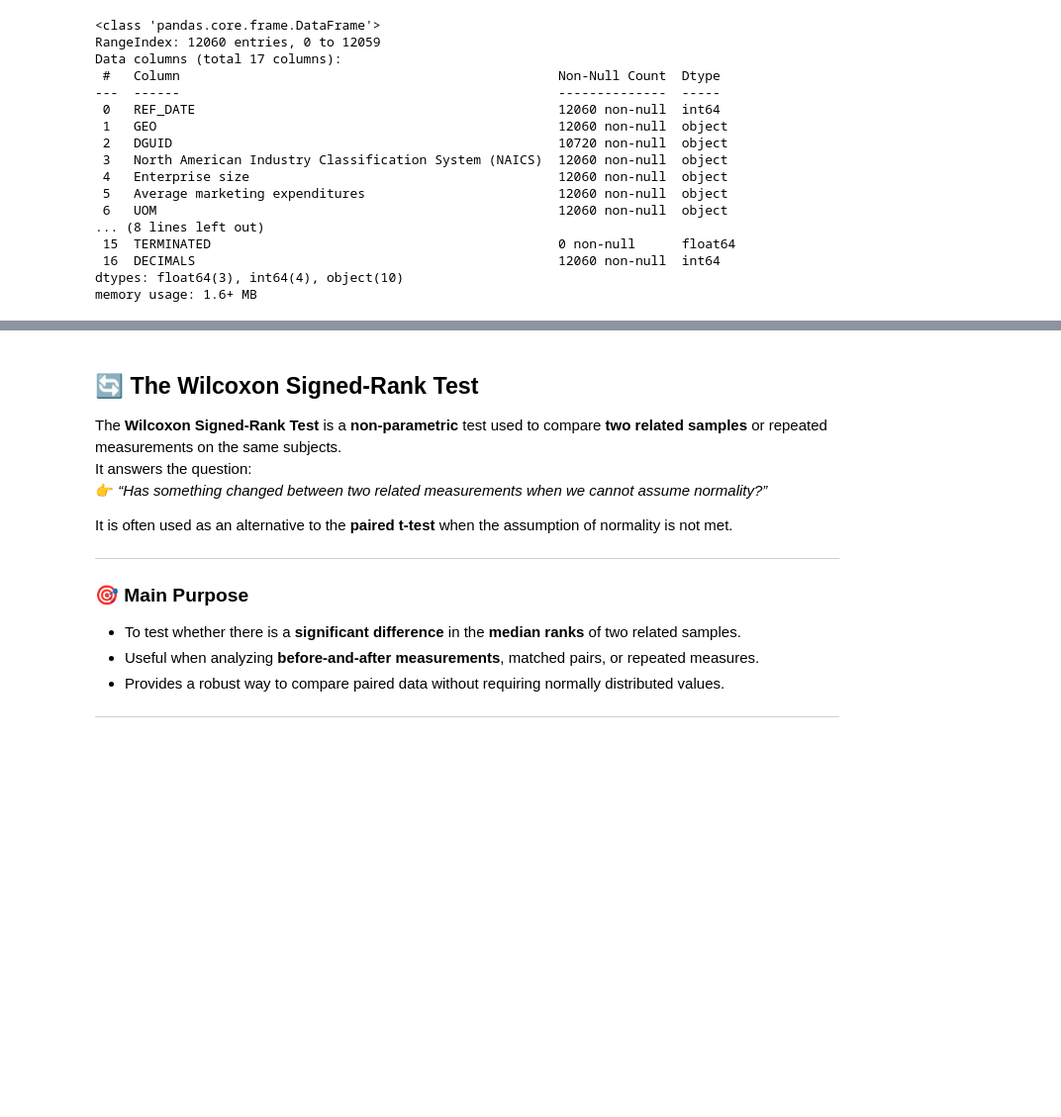
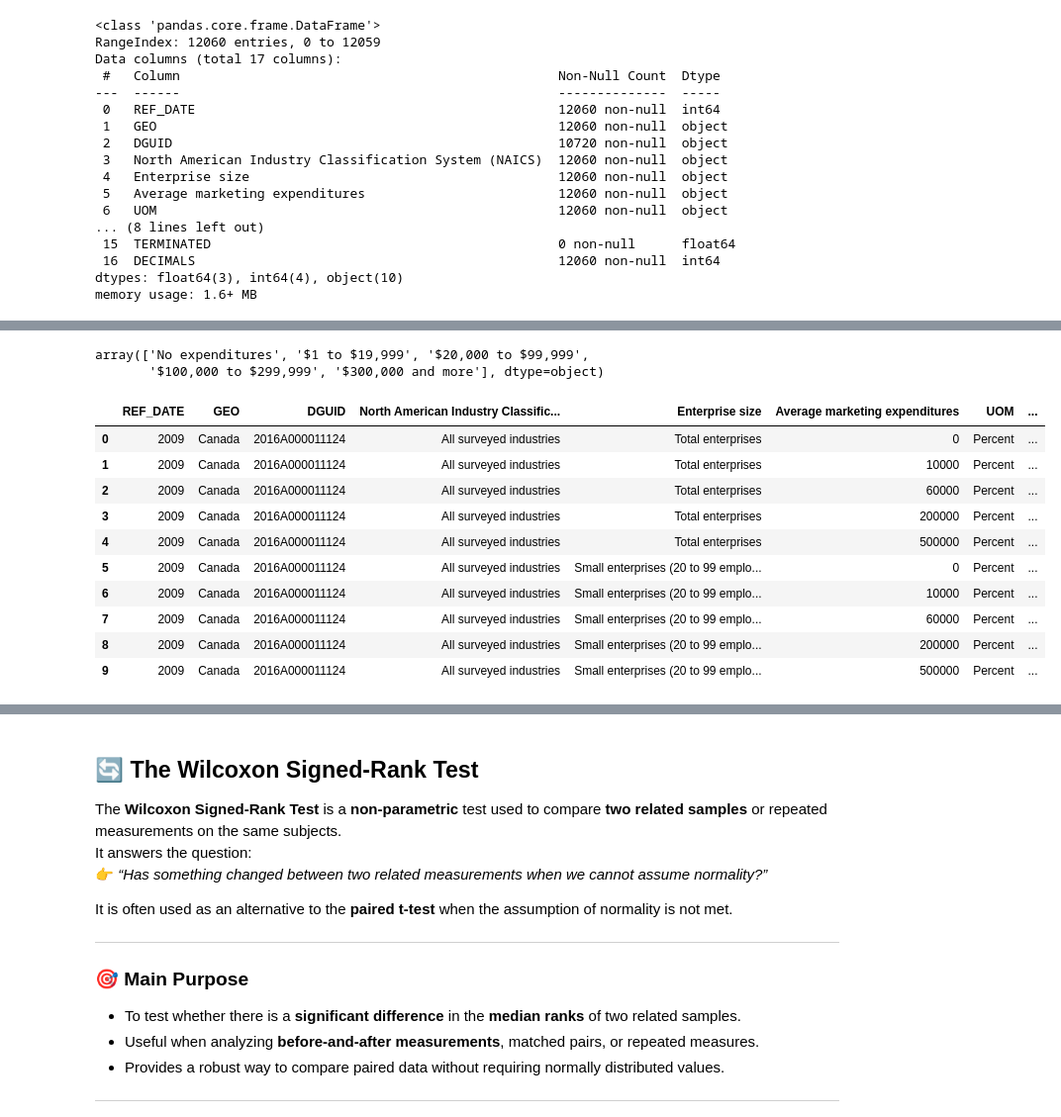
Before and after one commit to Lesley-w19/IntroToInference_Workshop, a Jupyter notebook: IntroToInference_Workshop.ipynb, the cells around one changed output, grey strips where cells are left out. Shown: that part at 99% size. Saved outputs shown, nothing was run; the diff lists cells and outputs as text; code cells hidden in the pictures; blank space fills up the shorter version.

```diff
--- a/IntroToInference_Workshop.ipynb
+++ b/IntroToInference_Workshop.ipynb
@@ -2099,0 +2186,34 @@ memory usage: 1.6+ MB
+# %%
+# i'll focus on the entreprise size and expenditure bracket
+
+market_df['Average marketing expenditures'].unique()
+# %% [output]
+array(['No expenditures', '$1 to $19,999', '$20,000 to $99,999',
+       '$100,000 to $299,999', '$300,000 and more'], dtype=object)
+# %%
+# convert the string to average mean of the group bracket
+avg_exenditure = {
+    'No expenditures': 0,
+    '$1 to $19,999': 10000,
+     '$20,000 to $99,999': 60000,
+      '$100,000 to $299,999' : 200000,
+      '$300,000 and more' :   500000
+}
+
+
+for key, value in avg_exenditure.items():
+    market_df.loc[market_df["Average marketing expenditures"] == key, "Average marketing expenditures"] = value
+
+market_df.head(10)
+# %% [output]
+|  | REF_DATE | GEO | DGUID | North American Industry Classific... | Enterprise size | Average marketing expenditures | UOM | ... |
+| 0 | 2009 | Canada | 2016A000011124 | All surveyed industries | Total enterprises | 0 | Percent | ... |
+| 1 | 2009 | Canada | 2016A000011124 | All surveyed industries | Total enterprises | 10000 | Percent | ... |
+| 2 | 2009 | Canada | 2016A000011124 | All surveyed industries | Total enterprises | 60000 | Percent | ... |
+| 3 | 2009 | Canada | 2016A000011124 | All surveyed industries | Total enterprises | 200000 | Percent | ... |
+| 4 | 2009 | Canada | 2016A000011124 | All surveyed industries | Total enterprises | 500000 | Percent | ... |
+| 5 | 2009 | Canada | 2016A000011124 | All surveyed industries | Small enterprises (20 to 99 emplo... | 0 | Percent | ... |
+| 6 | 2009 | Canada | 2016A000011124 | All surveyed industries | Small enterprises (20 to 99 emplo... | 10000 | Percent | ... |
+| 7 | 2009 | Canada | 2016A000011124 | All surveyed industries | Small enterprises (20 to 99 emplo... | 60000 | Percent | ... |
+| 8 | 2009 | Canada | 2016A000011124 | All surveyed industries | Small enterprises (20 to 99 emplo... | 200000 | Percent | ... |
+| 9 | 2009 | Canada | 2016A000011124 | All surveyed industries | Small enterprises (20 to 99 emplo... | 500000 | Percent | ... |
```
Also changed, not shown: parts of 20 cells of this notebook, 3 other files.
